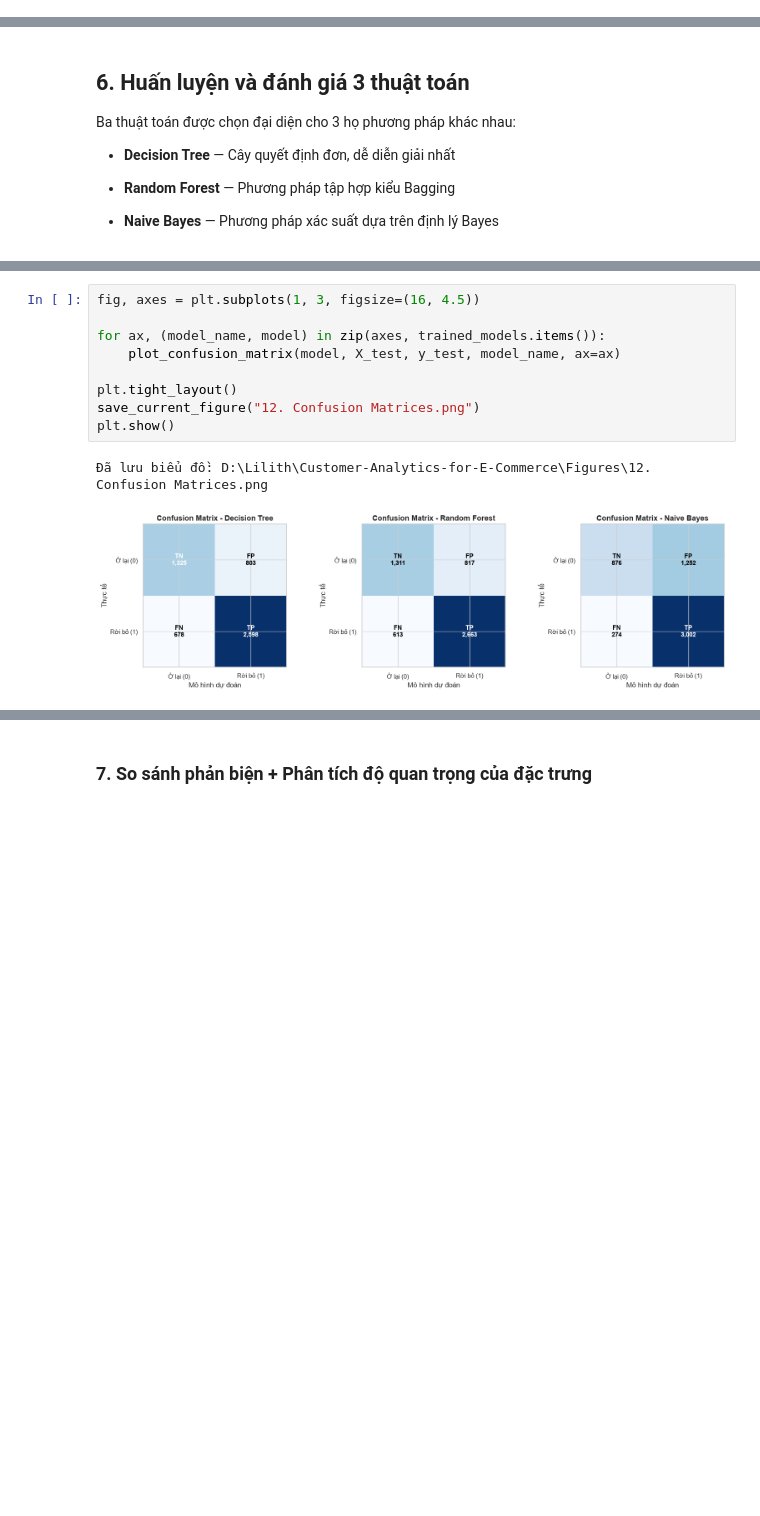
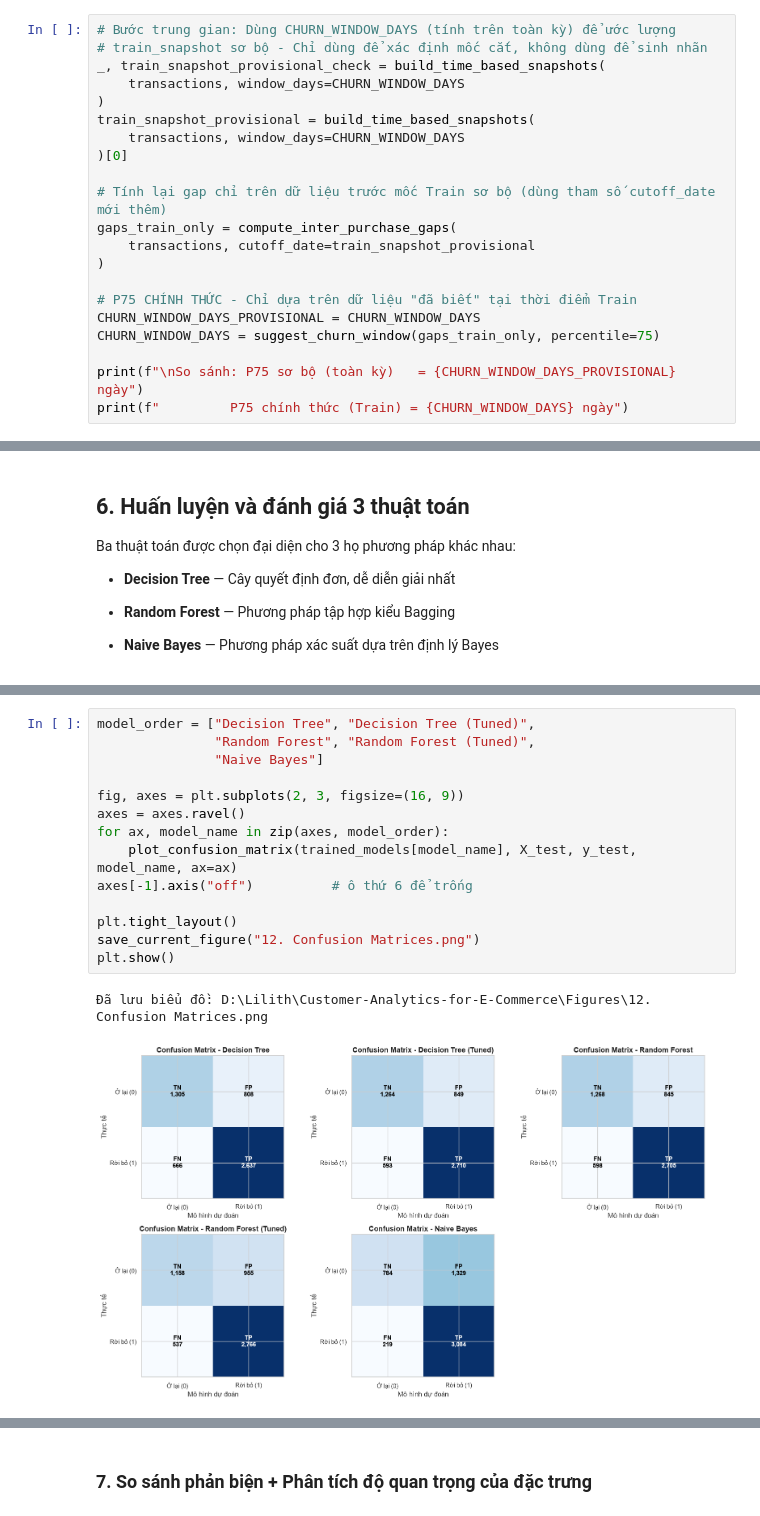
Before and after one commit to LilithLitcht/Customer-Analytics-for-E-Commerce, a Jupyter notebook: Notebooks/05_Churn_Classification.ipynb, the cells around one changed output, grey strips where cells are left out. Drawn from its saved outputs; the diff is of its cells as text; blank space fills up the shorter version.

```diff
--- a/Notebooks/05_Churn_Classification.ipynb
+++ b/Notebooks/05_Churn_Classification.ipynb
@@ -169,0 +181,21 @@ CHURN_WINDOW_DAYS = suggest_churn_window(gaps, percentile=75)
+# %%
+# Bước trung gian: Dùng CHURN_WINDOW_DAYS (tính trên toàn kỳ) để ước lượng
+# train_snapshot sơ bộ - Chỉ dùng để xác định mốc cắt, không dùng để sinh nhãn
+_, train_snapshot_provisional_check = build_time_based_snapshots(
+    transactions, window_days=CHURN_WINDOW_DAYS
+)
+train_snapshot_provisional = build_time_based_snapshots(
+    transactions, window_days=CHURN_WINDOW_DAYS
+)[0]
+
+# Tính lại gap chỉ trên dữ liệu trước mốc Train sơ bộ (dùng tham số cutoff_date mới thêm)
+gaps_train_only = compute_inter_purchase_gaps(
+    transactions, cutoff_date=train_snapshot_provisional
+)
+
+# P75 CHÍNH THỨC - Chỉ dựa trên dữ liệu "đã biết" tại thời điểm Train
+CHURN_WINDOW_DAYS_PROVISIONAL = CHURN_WINDOW_DAYS
+CHURN_WINDOW_DAYS = suggest_churn_window(gaps_train_only, percentile=75)
+
+print(f"\nSo sánh: P75 sơ bộ (toàn kỳ)   = {CHURN_WINDOW_DAYS_PROVISIONAL} ngày")
+print(f"         P75 chính thức (Train) = {CHURN_WINDOW_DAYS} ngày")
@@ -458,15 +515,20 @@ display(comparison_table_display)
 # %%
-fig, axes = plt.subplots(1, 3, figsize=(16, 4.5))
+model_order = ["Decision Tree", "Decision Tree (Tuned)",
+               "Random Forest", "Random Forest (Tuned)",
+               "Naive Bayes"]
 
-for ax, (model_name, model) in zip(axes, trained_models.items()):
-    plot_confusion_matrix(model, X_test, y_test, model_name, ax=ax)
+fig, axes = plt.subplots(2, 3, figsize=(16, 9))
+axes = axes.ravel()
+for ax, model_name in zip(axes, model_order):
+    plot_confusion_matrix(trained_models[model_name], X_test, y_test, model_name, ax=ax)
+axes[-1].axis("off")          # ô thứ 6 để trống
 
 plt.tight_layout()
 save_current_figure("12. Confusion Matrices.png")
 plt.show()
 # %% [output]
 Đã lưu biểu đồ: D:\Lilith\Customer-Analytics-for-E-Commerce\Figures\12. Confusion Matrices.png
-[figure, old version]
+[figure, new version]
 # %%
 fig, ax = plt.subplots(figsize=(8, 6.5))
 
```
Also changed, not shown: parts of 18 cells of this notebook, 49 other files.
